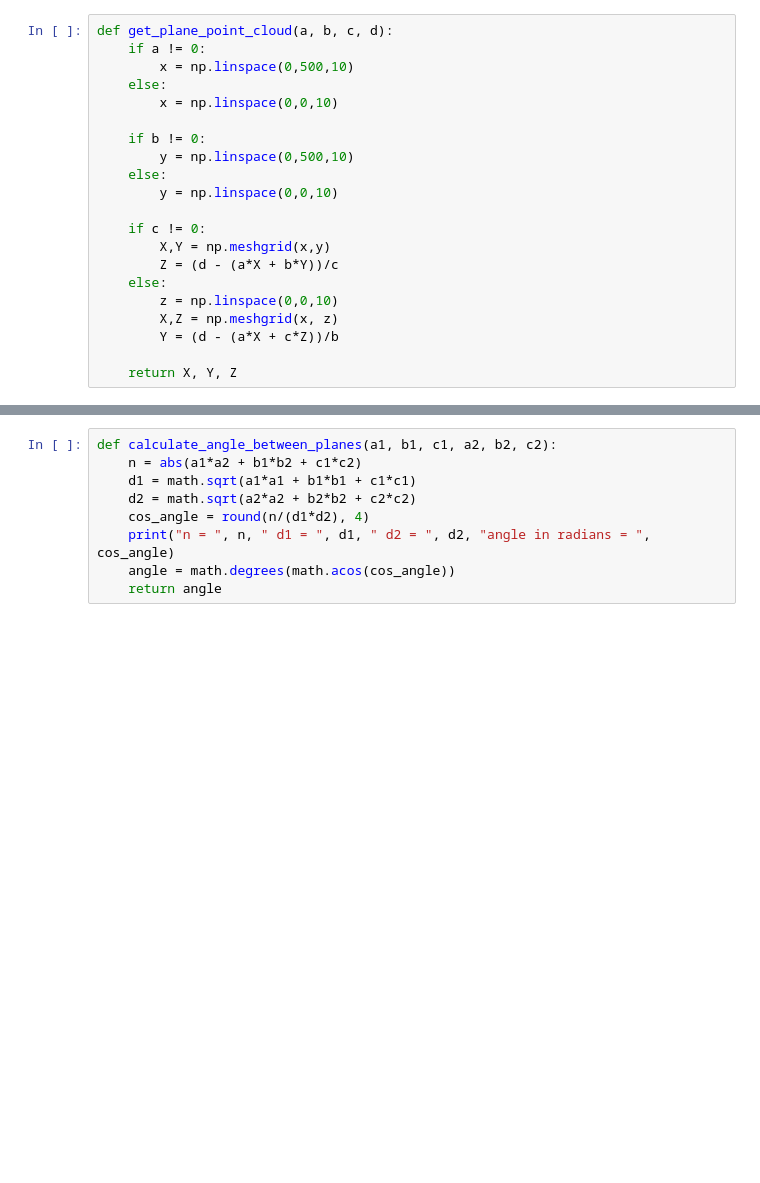
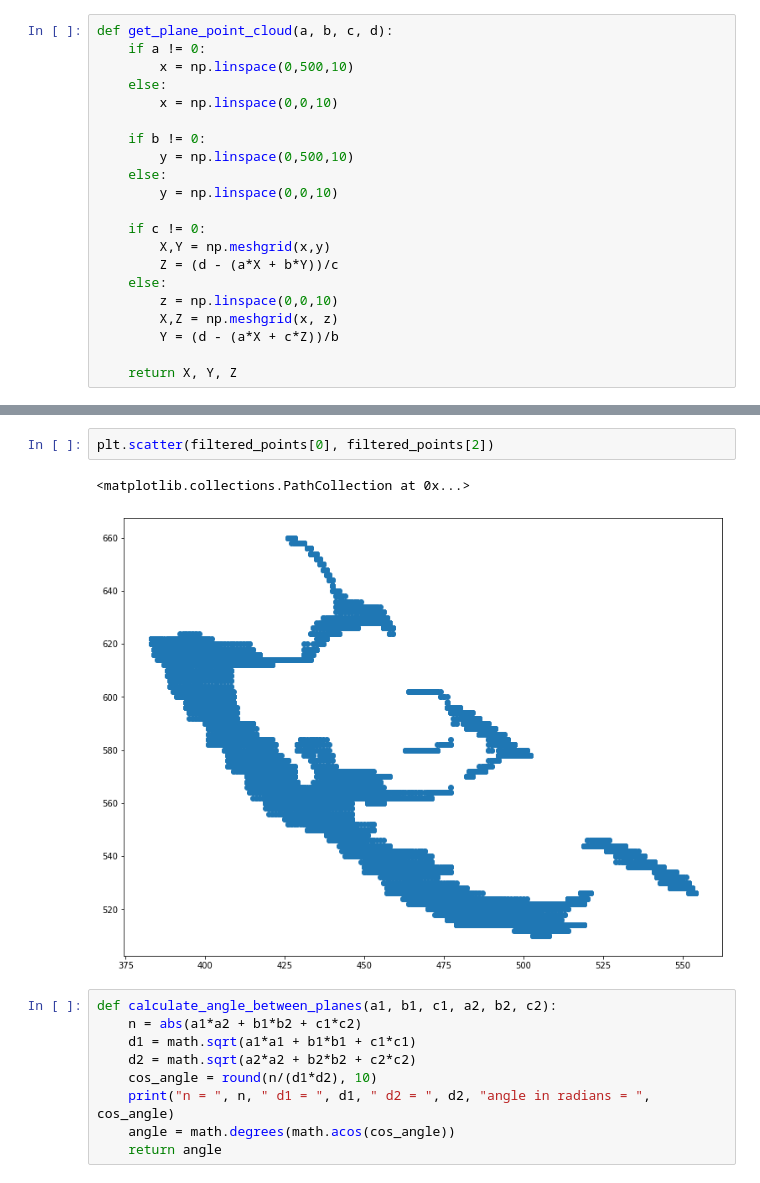
Before and after one commit to mngaonkar/orientation, a Jupyter notebook: orientation.ipynb, the cells around one changed output, grey strips where cells are left out. Saved outputs shown, nothing was run; the diff lists cells and outputs as text; blank space fills up the shorter version.

```diff
--- a/orientation.ipynb
+++ b/orientation.ipynb
@@ -152,9 +165,14 @@ X, Y, Z = get_plane_point_cloud(ref_plane_a, ref_plane_b, ref_plane_c, ref_plane
+# %%
+plt.scatter(filtered_points[0], filtered_points[2])
+# %% [output]
+<matplotlib.collections.PathCollection at 0x...>
+[figure, added]
 # %%
 def calculate_angle_between_planes(a1, b1, c1, a2, b2, c2):
     n = abs(a1*a2 + b1*b2 + c1*c2)
     d1 = math.sqrt(a1*a1 + b1*b1 + c1*c1)
     d2 = math.sqrt(a2*a2 + b2*b2 + c2*c2)
-    cos_angle = round(n/(d1*d2), 4)
+    cos_angle = round(n/(d1*d2), 10)
     print("n = ", n, " d1 = ", d1, " d2 = ", d2, "angle in radians = ", cos_angle)
     angle = math.degrees(math.acos(cos_angle))
     return angle
```
Also changed, not shown: parts of 10 cells of this notebook.
